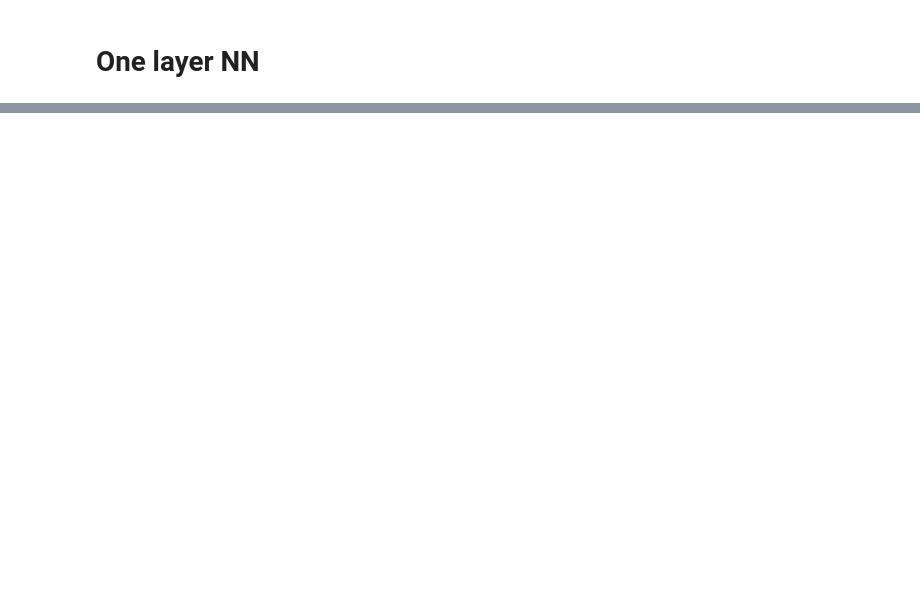
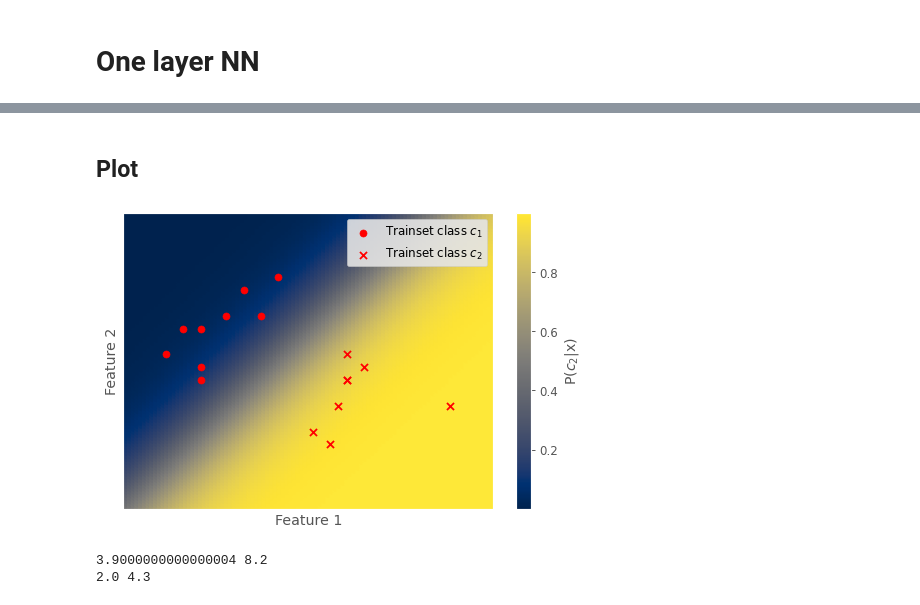
Before and after one commit to kobybibas/pnml_ood_detection, a Jupyter notebook: notebooks/one_layer_nn.ipynb, the cells around one changed output, grey strips where cells are left out. Saved outputs shown, nothing was run; the diff lists cells and outputs as text; code cells hidden in the pictures; blank space fills up the shorter version.

```diff
--- a/notebooks/one_layer_nn.ipynb
+++ b/notebooks/one_layer_nn.ipynb
@@ -56,3 +69,9 @@ def add_bias(x):
     n = x.shape[0]
     ones = np.expand_dims(np.ones(n), 1)
     return np.hstack((x, ones))
+
+
+def create_testset(array_1, array_2):
+    mesh = np.array(np.meshgrid(array_1, array_2))
+    combinations = mesh.T.reshape(-1, 2)
+    return add_bias(combinations)
@@ -128,2 +102,5 @@ regret_numerical = calc_numerical_regres(phi_train, y_train, phi_test)
+# %%
+clf_erm = fit_mlp(x_train, y_train)
+erm_probs = clf_erm.predict_proba(x_test)
 # %%
 # Analytical pNML
@@ -270,0 +152,36 @@ x_bot_squares
+# %% [markdown]
+## Plot
+# %%
+neg_idx = np.where(y_train == 0)[0]
+pos_idx = np.where(y_train == 1)[0]
+
+# ERM prob
+fig, ax = plt.subplots(1, 1, figsize=figsize)
+im = ax.scatter(x_test[:, 0], x_test[:, 1], c=erm_probs[:, 1], cmap="cividis")
+ax.scatter(
+    x_train[neg_idx, 0], x_train[neg_idx, 1], marker="o", color="r", label=r"Trainset class $c_1$"
+)
+ax.scatter(
+    x_train[pos_idx, 0], x_train[pos_idx, 1], marker="x", color="r", label=r"Trainset class $c_2$"
+)
+ax.set_xlabel(r"Feature 1")
+ax.set_ylabel(r"Feature 2")
+fig.colorbar(im, label=r"P_{ERM}($c_2$|x)", ax=ax)
+ax.legend(loc=1)
+plt.xlim(x1_min, x1_max)
+plt.ylim(x2_min, x2_max)
+ax.set_xticks([])
+ax.set_xticks([], minor=True)
+ax.set_yticks([])
+ax.set_yticks([], minor=True)
+
+plt.tight_layout()
+plt.savefig("../outputs/visualizations/syntetic_erm_prob.pdf")
+plt.show()
+
+print(x1_min, x1_max)
+print(x2_min, x2_max)
+# %% [output]
+[figure, added]
+3.9000000000000004 8.2
+2.0 4.3
```
Also changed, not shown: parts of 19 cells of this notebook, 12 other files.
